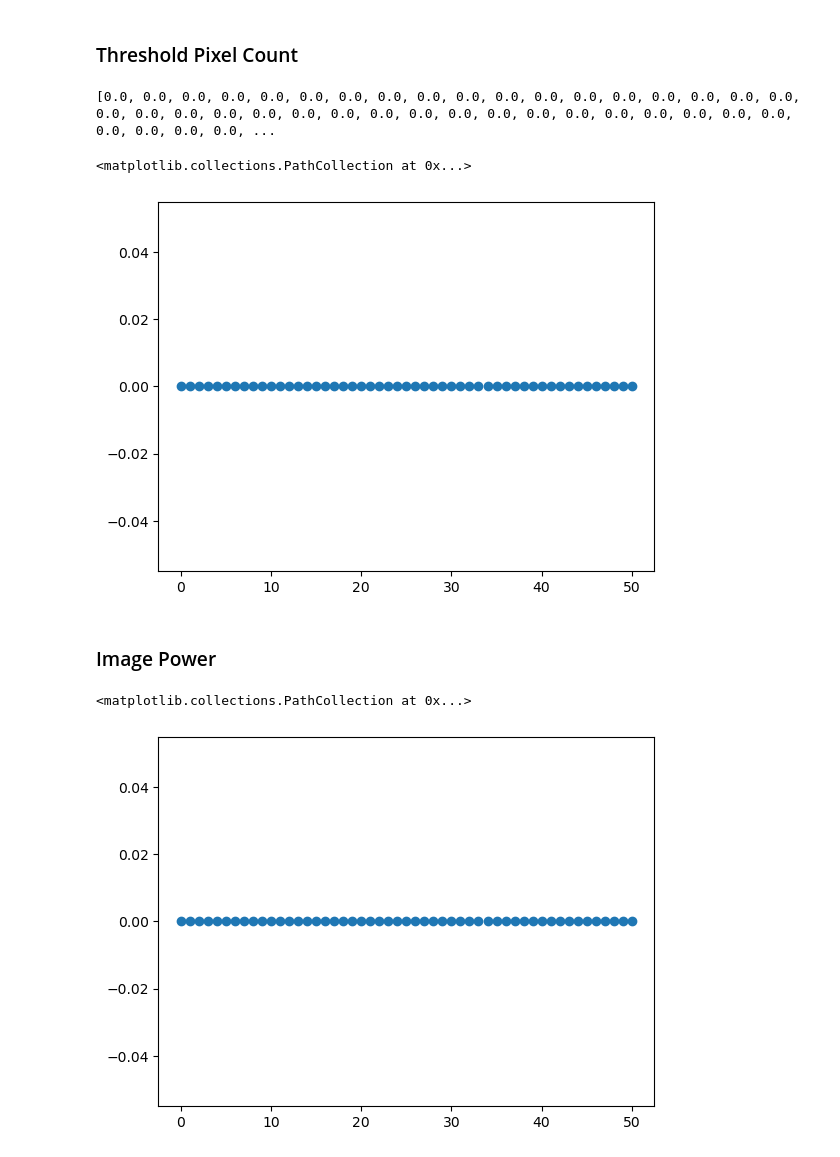
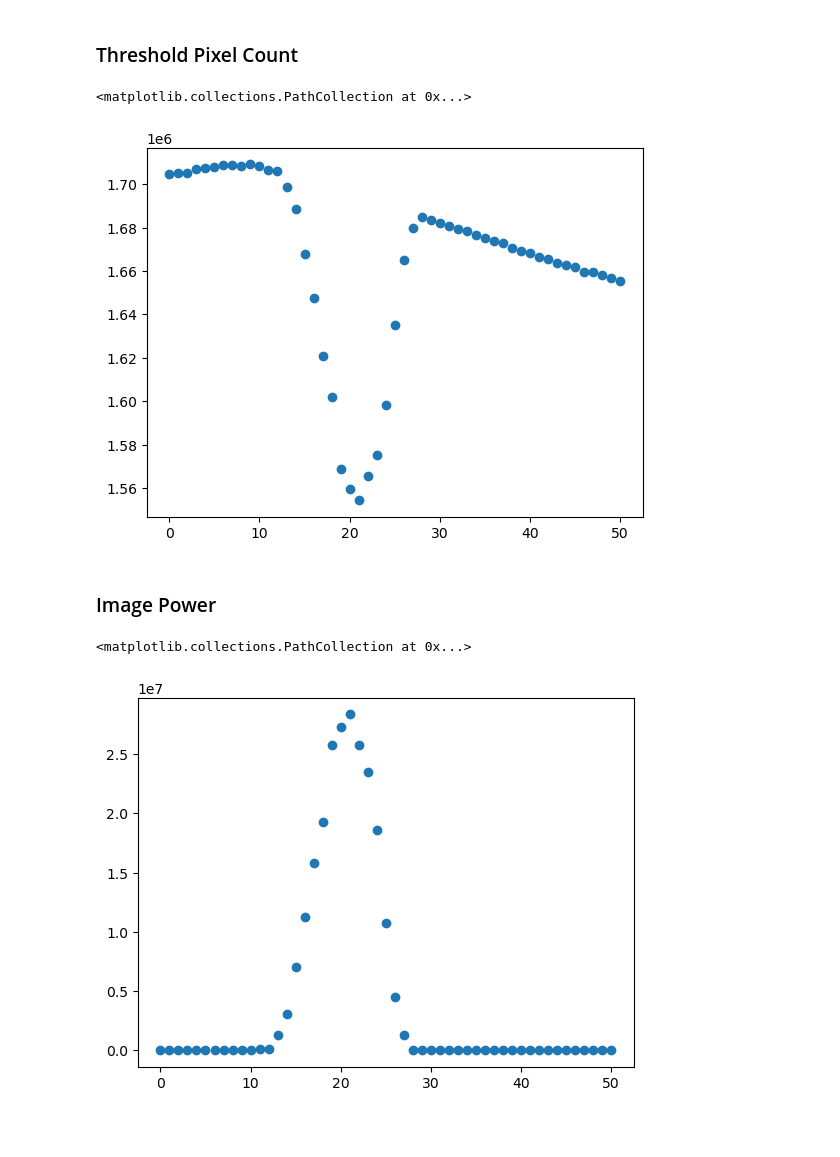
Before and after one commit to aarush-umap/realtime-lsm-tools, a Jupyter notebook: autofocus_sandbox.ipynb, the cells around one changed output. Cells and saved outputs as stored; diff of their text form; code cells hidden in the pictures; blank space fills up the shorter version.

```diff
--- a/autofocus_sandbox.ipynb
+++ b/autofocus_sandbox.ipynb
@@ -126,7 +126,7 @@ plt.scatter([i for i in range(N)], z_scores)
 # %% [markdown]
 ### Histogram Range
 # %%
-bin_size = 50
+bin_size = 100
 z_scores = []
 for z_image in test_image:
     z_scores.append(af.range_algorithm(z_image, bin_size))
@@ -138,7 +138,7 @@ plt.scatter([i for i in range(N)], z_scores)
 # %% [markdown]
 ### Threshold Content
 # %%
-threshold_value = 0
+threshold_value = 200
 z_scores = []
 for z_image in test_image:
     z_scores.append(af.thresholded_content(z_image, threshold_value))
@@ -150,19 +150,18 @@ plt.scatter([i for i in range(N)], z_scores)
 # %% [markdown]
 ### Threshold Pixel Count
 # %%
-threshold_value = 0
+threshold_value = 200
 z_scores = []
 for z_image in test_image:
     z_scores.append(af.thresholded_pixel_count(z_image, threshold_value))
 plt.scatter([i for i in range(N)], z_scores)
 # %% [output]
-[0.0, 0.0, 0.0, 0.0, 0.0, 0.0, 0.0, 0.0, 0.0, 0.0, 0.0, 0.0, 0.0, 0.0, 0.0, 0.0, 0.0, 0.0, 0.0, 0.0, 0.0, 0.0, 0.0, 0.0, 0.0, 0.0, 0.0, 0.0, 0.0, 0.0, 0.0, 0.0, 0.0, 0.0, 0.0, 0.0, 0.0, 0.0, 0.0, 0.0, ...
+<matplotlib.collections.PathCollection at 0x...>
-<matplotlib.collections.PathCollection at 0x...>
-[figure, old version]
+[figure, new version]
 # %% [markdown]
 ### Image Power
 # %%
-threshold_value = 0
+threshold_value = 200
 z_scores = []
 for z_image in test_image:
     z_scores.append(af.image_power(z_image, threshold_value))
@@ -170,4 +169,4 @@ for z_image in test_image:
 plt.scatter([i for i in range(N)], z_scores)
 # %% [output]
 <matplotlib.collections.PathCollection at 0x...>
-[figure, old version]
+[figure, new version]
```
Also changed, not shown: parts of 2 cells of this notebook.
